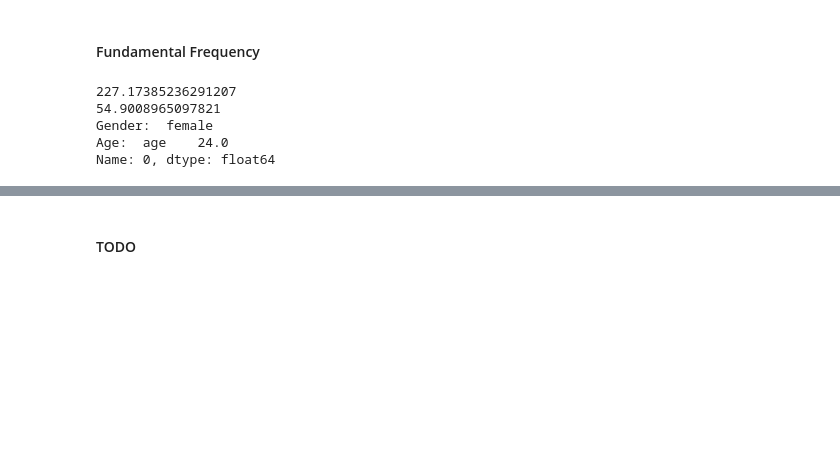
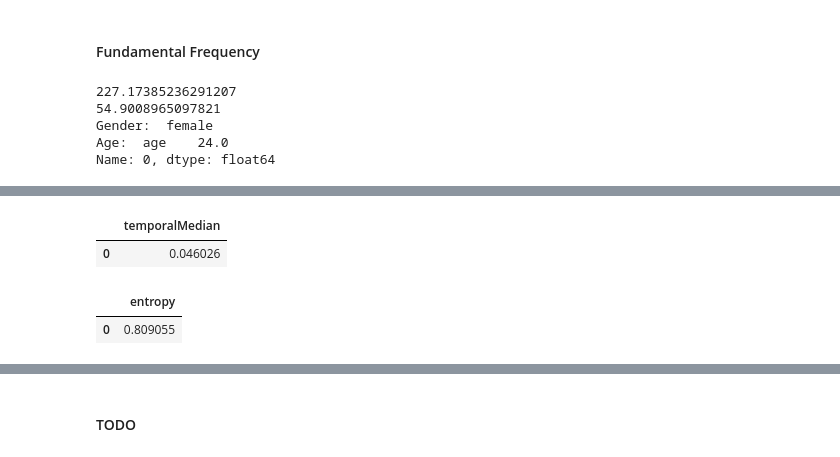
Before and after one commit to OTOTOTO02/Data-Science-Lab-process-and-methods-2024-25-WInter-Assignment, a Jupyter notebook: main.ipynb, the cells around one changed output, grey strips where cells are left out. Cells and saved outputs as stored; diff of their text form; code cells hidden in the pictures; blank space fills up the shorter version.

Commit message:
entropy tempmedian

```diff
--- a/main.ipynb
+++ b/main.ipynb
@@ -1543,3 +1541,36 @@ measureFormants(AUDIOS_DEVELOPMENT, audio_dev[0])
 # %% [output]
 |  | f0_mean | f1_mean | f2_mean | f3_mean | f4_mean | f1_median | f2_median | f3_median | f4_median | f0_var | ... |
 | 0 | 230.672182 | 562.805261 | 1618.299004 | 2643.320944 | 3510.873206 | 543.461542 | 1595.061548 | 2697.209913 | 3445.396022 | 2813.567191 | ... |
+# %%
+def computeTemporalMedia(dir, audio):
+
+    audio_id = int(audio.split('.')[0])-1
+    res = pd.DataFrame(0.0, index=[audio_id], columns=['temporalMedian'])
+
+    s, sr = librosa.load(dir+audio, sr=sampling_rate)
+
+    med = features.temporal_median(s)
+
+    res.loc[audio_id, 'temporalMedian'] = med
+
+    return res
+computeTemporalMedia(AUDIOS_DEVELOPMENT, audio_dev[0])
+# %% [output]
+|  | temporalMedian |
+| 0 | 0.046026 |
+# %%
+def computeEntropy(dir, audio):
+
+    audio_id = int(audio.split('.')[0])-1
+    res = pd.DataFrame(0.0, index=[audio_id], columns=['entropy'])
+
+    s, sr = librosa.load(dir+audio, sr=sampling_rate)
+    Ht = maad.features.temporal_entropy(s)
+
+    res.loc[audio_id, 'entropy'] = Ht
+
+    return res
+computeEntropy(AUDIOS_DEVELOPMENT, audio_dev[0])
+# %% [output]
+|  | entropy |
+| 0 | 0.809055 |
```
Also changed, not shown: parts of 5 cells of this notebook, 2 other files.
